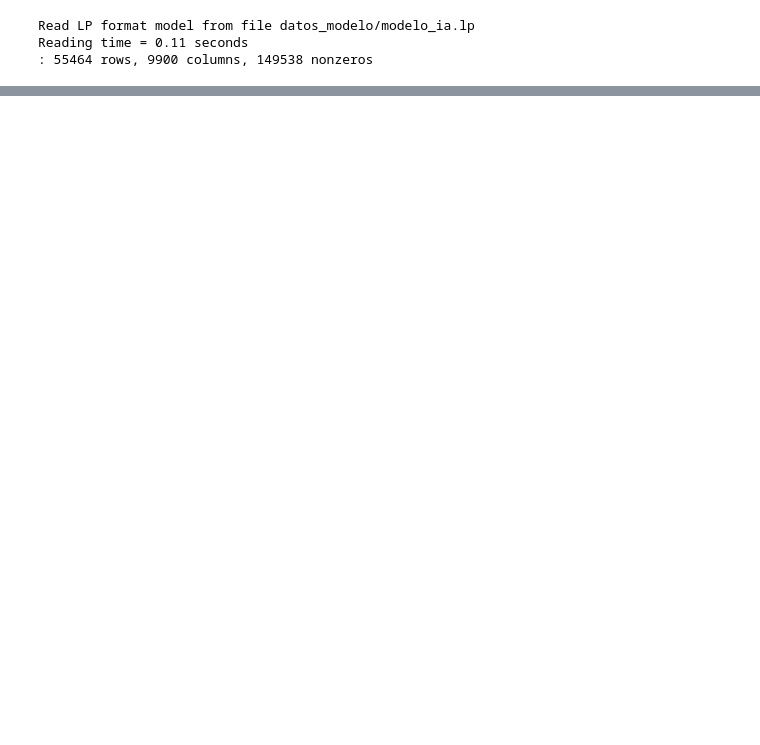
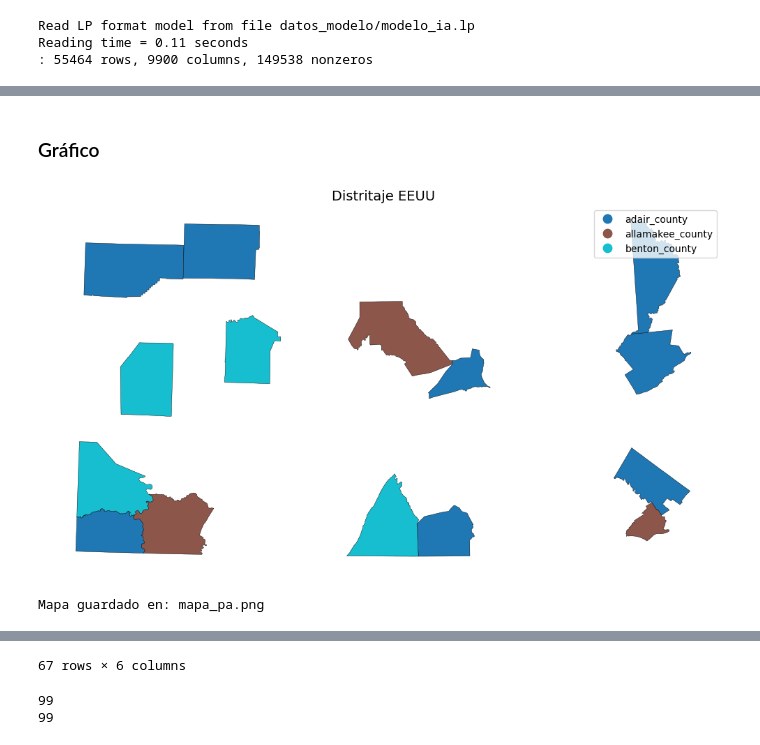
Before and after one commit to Andresdiazdcd/Tesis, a Jupyter notebook: Códigos/main_eeuu.ipynb, the cells around one changed output, grey strips where cells are left out. Cells and saved outputs as stored; diff of their text form; code cells hidden in the pictures; blank space fills up the shorter version.

Commit message:
Ordenando data

```diff
--- a/Códigos/main_eeuu.ipynb
+++ b/Códigos/main_eeuu.ipynb
@@ -82,5 +82,5 @@ import scipy as sp
 from collections import defaultdict
 # %%
 
-modelo_sin_limite_ia = modelo_sin_limite(0.000000001, R, 4, dict_s, comunas)
+modelo_sin_limite_ia = modelo_IP(0.001, R, 4, dict_s, comunas)
 # %% [output]
@@ -153,0 +186,2 @@ Hay 88 comunas con peso positivo
+# %% [markdown]
+### Gráfico
@@ -153,0 +190,9 @@ Hay 88 comunas con peso positivo
+# %%
+graficar_mapa_eeuu(
+    modelo_sin_limite_ia,
+    "DataEEUU/pa_paper/nodes.geojson",
+    "mapa_pa.png"
+)
+# %% [output]
+[figure, added]
+Mapa guardado en: mapa_pa.png
@@ -153,0 +211,9 @@ Hay 88 comunas con peso positivo
+67 rows × 6 columns
+# %%
+gdf = gpd.read_file("DataEEUU/ia_paper/nodes.geojson")
+
+print(len(gdf))
+print(gdf["county"].nunique())
+# %% [output]
+99
+99
```
Also changed, not shown: parts of 9 cells of this notebook, 15 other files.
